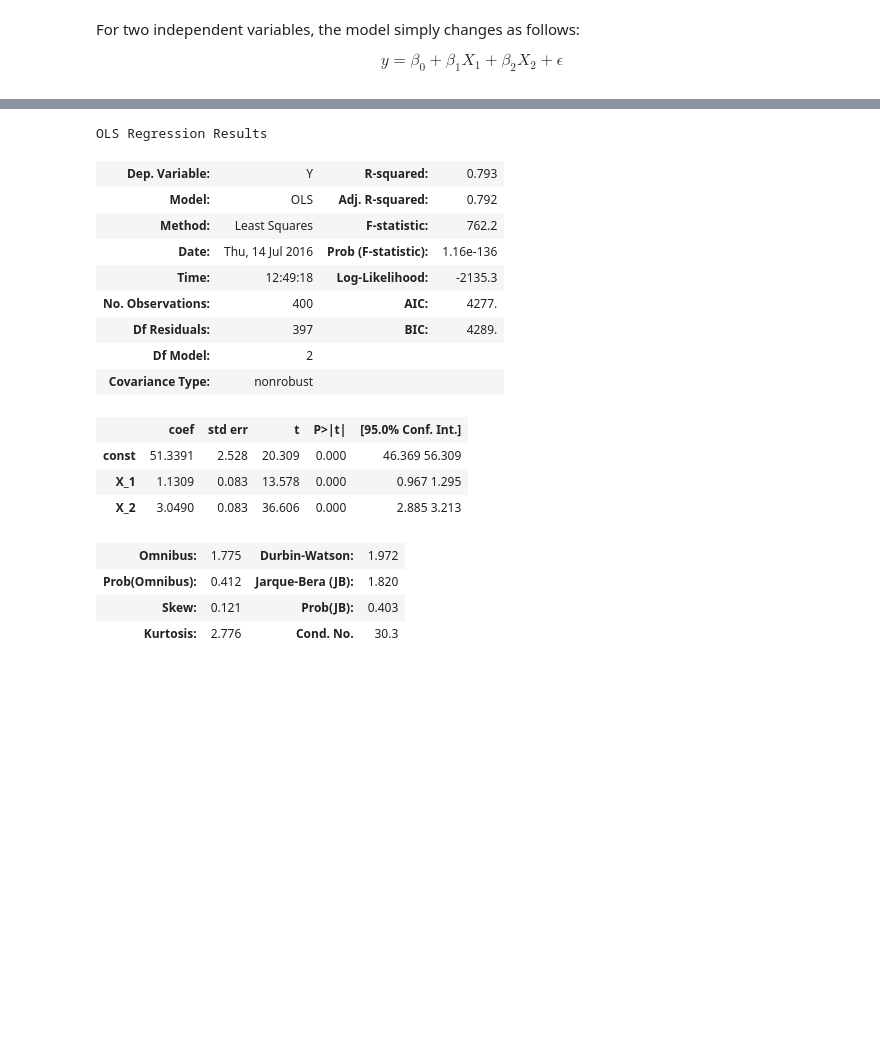
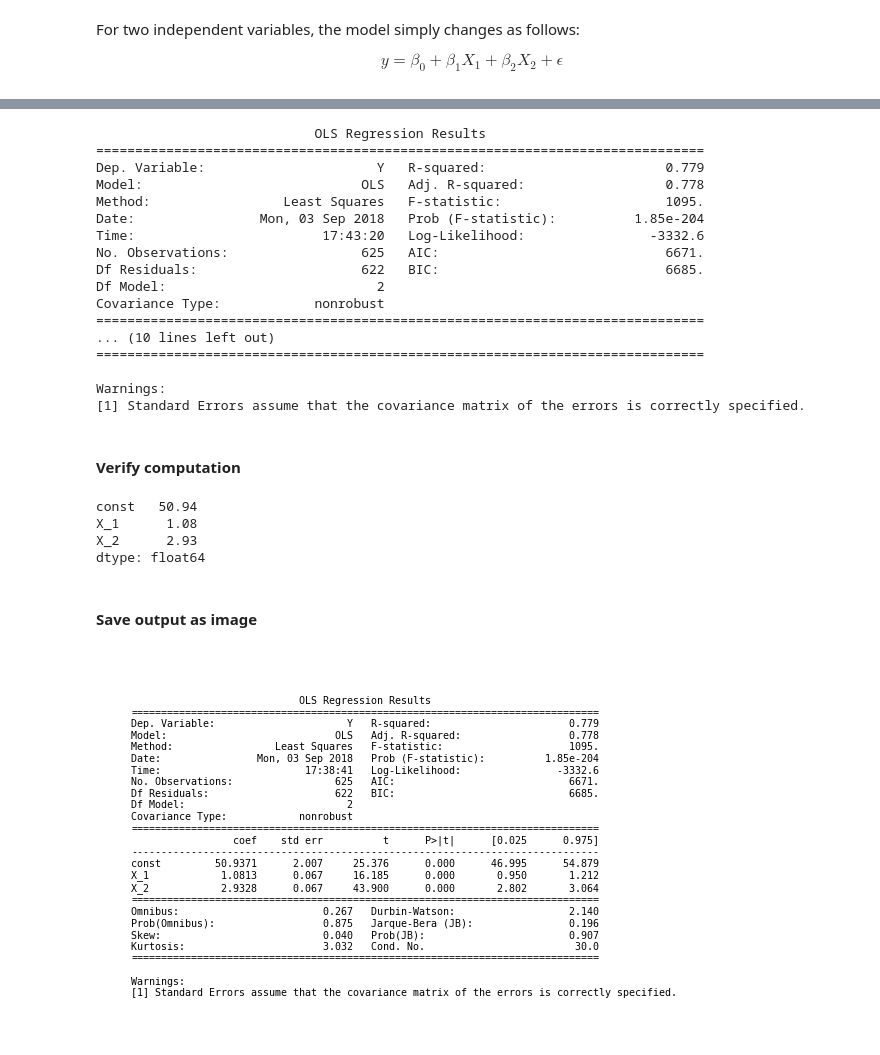
Before and after one commit to PaulClas/machine-learning-for-trading, a Jupyter notebook: 07_linear_models/01_linear_regression/linear-regression-intro.ipynb, the cells around one changed output, grey strips where cells are left out. Drawn from its saved outputs; the diff is of its cells as text; code cells hidden in the pictures; blank space fills up the shorter version.

```diff
--- a/07_linear_models/01_linear_regression/linear-regression-intro.ipynb
+++ b/07_linear_models/01_linear_regression/linear-regression-intro.ipynb
@@ -81,23 +109,43 @@ three_dee.scatter(data.X_1, data.X_2, data.Y, c='g');
 # %%
-X = sm.add_constant(data[['X_1', 'X_2']])
-model = sm.OLS(data['Y'], X).fit()
-model.summary()
+X_ols = sm.add_constant(X)
+model = sm.OLS(y, X_ols).fit()
+print(model.summary())
 # %% [output]
-OLS Regression Results
+                            OLS Regression Results
+==============================================================================
+Dep. Variable:                      Y   R-squared:                       0.779
+Model:                            OLS   Adj. R-squared:                  0.778
+Method:                 Least Squares   F-statistic:                     1095.
+Date:                Mon, 03 Sep 2018   Prob (F-statistic):          1.85e-204
+Time:                        17:43:20   Log-Likelihood:                -3332.6
+No. Observations:                 625   AIC:                             6671.
+Df Residuals:                     622   BIC:                             6685.
+Df Model:                           2
+Covariance Type:            nonrobust
+==============================================================================
+... (10 lines left out)
+==============================================================================
+
+Warnings:
+[1] Standard Errors assume that the covariance matrix of the errors is correctly specified.
-| Dep. Variable: | Y | R-squared: | 0.793 |
-| Model: | OLS | Adj. R-squared: | 0.792 |
-| Method: | Least Squares | F-statistic: | 762.2 |
-| Date: | Thu, 14 Jul 2016 | Prob (F-statistic): | 1.16e-136 |
-| Time: | 12:49:18 | Log-Likelihood: | -2135.3 |
-| No. Observations: | 400 | AIC: | 4277. |
-| Df Residuals: | 397 | BIC: | 4289. |
-| Df Model: | 2 |  |  |
-| Covariance Type: | nonrobust |  |  |
-|  | coef | std err | t | P>|t| | [95.0% Conf. Int.] |
-| const | 51.3391 | 2.528 | 20.309 | 0.000 | 46.369 56.309 |
-| X_1 | 1.1309 | 0.083 | 13.578 | 0.000 | 0.967 1.295 |
-| X_2 | 3.0490 | 0.083 | 36.606 | 0.000 | 2.885 3.213 |
-| Omnibus: | 1.775 | Durbin-Watson: | 1.972 |
-| Prob(Omnibus): | 0.412 | Jarque-Bera (JB): | 1.820 |
-| Skew: | 0.121 | Prob(JB): | 0.403 |
-| Kurtosis: | 2.776 | Cond. No. | 30.3 |
+# %% [markdown]
+#### Verify computation
+# %%
+beta = np.linalg.inv(X_ols.T.dot(X_ols)).dot(X_ols.T.dot(y))
+pd.Series(beta, index=X_ols.columns)
+# %% [output]
+const   50.94
+X_1      1.08
+X_2      2.93
+dtype: float64
+# %% [markdown]
+#### Save output as image
+# %%
+plt.rc('figure', figsize=(12, 7))
+plt.text(0.01, 0.05, str(model.summary()), {'fontsize': 14}, fontproperties = 'monospace')
+plt.axis('off')
+plt.tight_layout()
+plt.subplots_adjust(left=0.2, right=0.8, top=0.8, bottom=0.1)
+plt.savefig('multiple_regression_summary.png', bbox_inches='tight', dpi=300);
+# %% [output]
+[figure, added]
```
Also changed, not shown: parts of 30 cells of this notebook, 4 other files.
